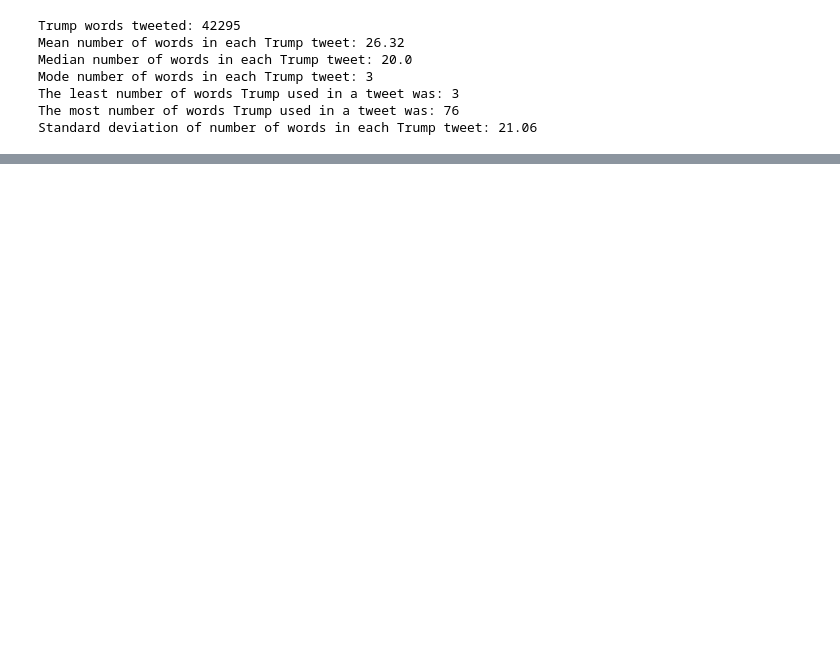
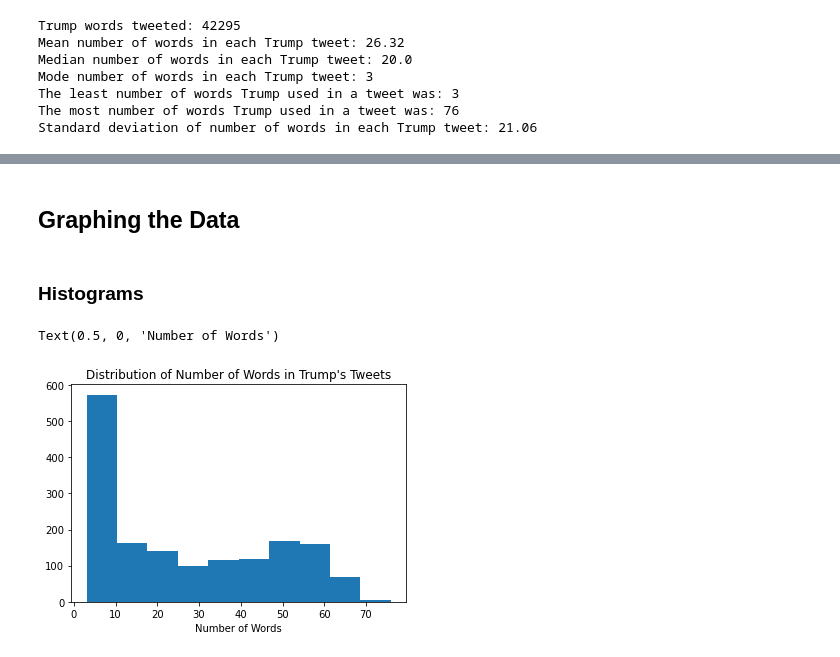
Before and after one commit to sunil-2000/Twitter-Data-Science-Project, a Jupyter notebook: Chris.ipynb, the cells around one changed output, grey strips where cells are left out. Drawn from its saved outputs; the diff is of its cells as text; code cells hidden in the pictures; blank space fills up the shorter version.

```diff
--- a/Chris.ipynb
+++ b/Chris.ipynb
@@ -126,0 +189,13 @@ Standard deviation of number of words in each Trump tweet: 21.06
+# %% [markdown]
+## Graphing the Data
+# %% [markdown]
+### Histograms
+# %%
+# Number of words
+
+plt.hist(trump_word_counts_list)
+plt.title("Distribution of Number of Words in Trump's Tweets")
+plt.xlabel("Number of Words")
+# %% [output]
+Text(0.5, 0, 'Number of Words')
+[figure, added]
```
Also changed, not shown: parts of 26 cells of this notebook, 1 other file.
